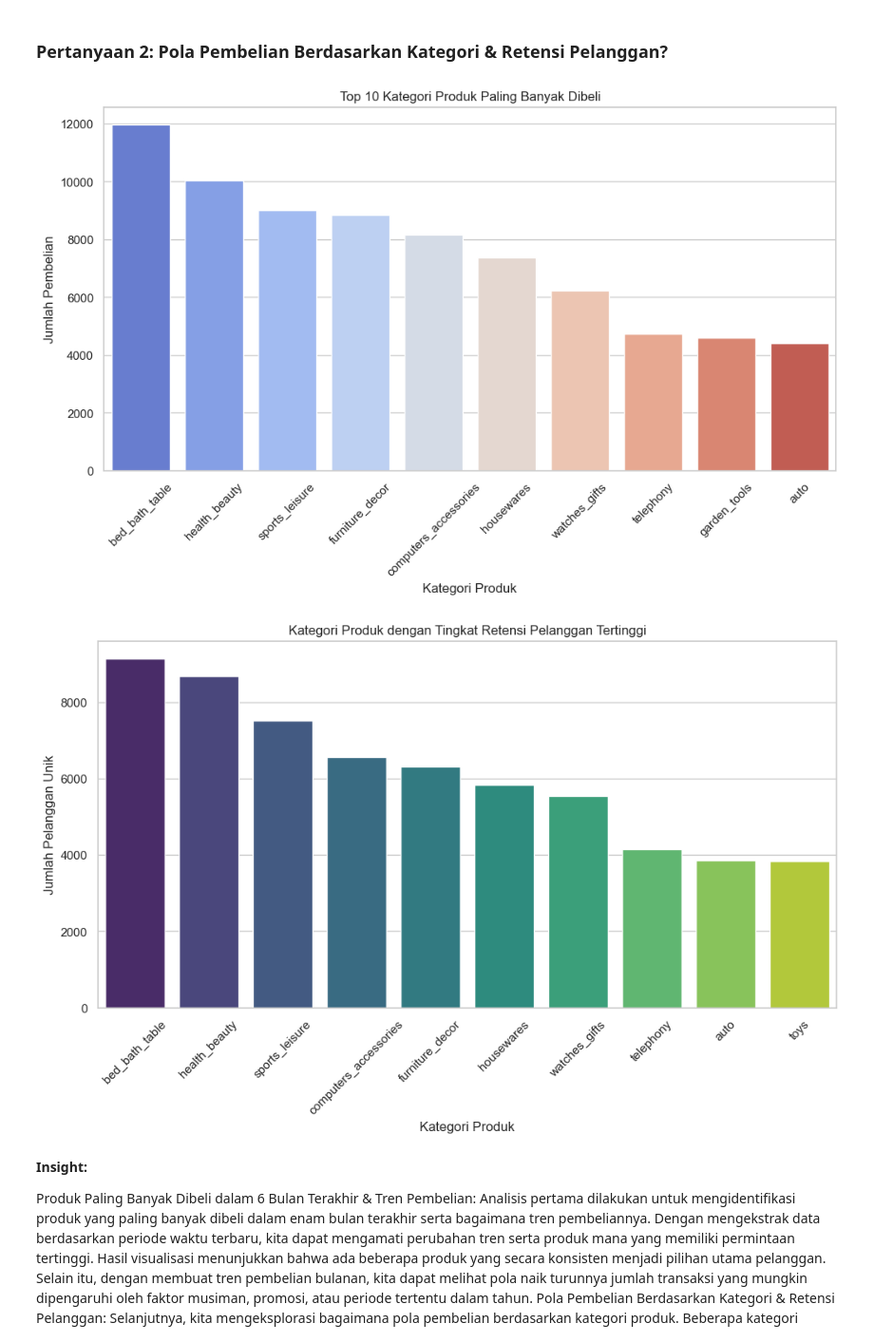
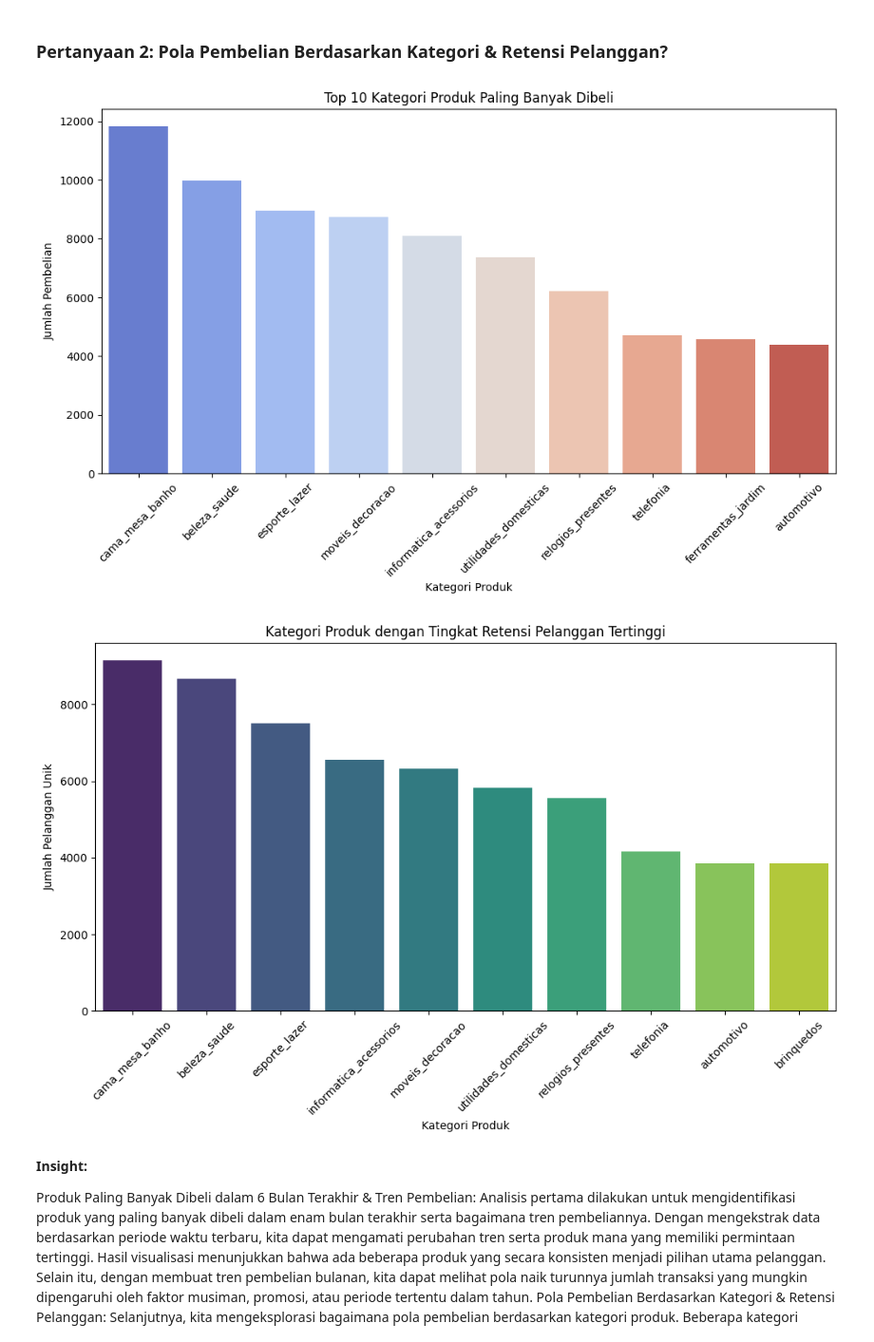
Before and after one commit to bhqialza/analisis-data, a Jupyter notebook: notebook.ipynb, the cells around one changed output. Shown at 95% size. Saved outputs shown, nothing was run; the diff lists cells and outputs as text; code cells hidden in the pictures.

```diff
--- a/notebook.ipynb
+++ b/notebook.ipynb
@@ -533,7 +553,7 @@ top_products = df.groupby("product_id")["order_item_id"].count().reset_index()
 top_products = top_products.sort_values(by="order_item_id", ascending=False).head(10)
 # %%
 # Agregasi jumlah pembelian berdasarkan kategori produk
-category_trend = df_clean.groupby("product_category_name_english")["order_item_id"].count().reset_index()
+category_trend = df_clean.groupby("product_category_name")["order_item_id"].count().reset_index()
 category_trend = category_trend.sort_values(by="order_item_id", ascending=False).head(10)
 
 # Tampilkan hasil agregasi
@@ -610,30 +642,30 @@ plt.show()
 # %%
 # Visualisasi kategori produk paling banyak dibeli
 plt.figure(figsize=(12, 6))
 sns.barplot(
     data=category_trend,
-    x="product_category_name_english",
+    x="product_category_name",
     y="order_item_id",
-    hue="product_category_name_english",
+    hue="product_category_name",
     dodge=False,
     palette="coolwarm",
     legend=False
 )
 plt.xticks(rotation=45)
 plt.xlabel("Kategori Produk")
 plt.ylabel("Jumlah Pembelian")
 plt.title("Top 10 Kategori Produk Paling Banyak Dibeli")
 plt.show()
 # %% [output]
-[figure, old version]
+[figure, new version]
 # %%
 # Visualisasi kategori dengan tingkat retensi pelanggan tertinggi
 plt.figure(figsize=(12, 6))
 sns.barplot(
     data=customer_retention,
-    x="product_category_name_english",
+    x="product_category_name",
     y="customer_unique_id",
-    hue="product_category_name_english",
+    hue="product_category_name",
     dodge=False,
     palette="viridis",
     legend=False
@@ -644,7 +676,7 @@ plt.ylabel("Jumlah Pelanggan Unik")
 plt.title("Kategori Produk dengan Tingkat Retensi Pelanggan Tertinggi")
 plt.show()
 # %% [output]
-[figure, old version]
+[figure, new version]
 # %% [markdown]
 **Insight:**
 
```
Also changed, not shown: parts of 22 cells of this notebook, 4 other files.
